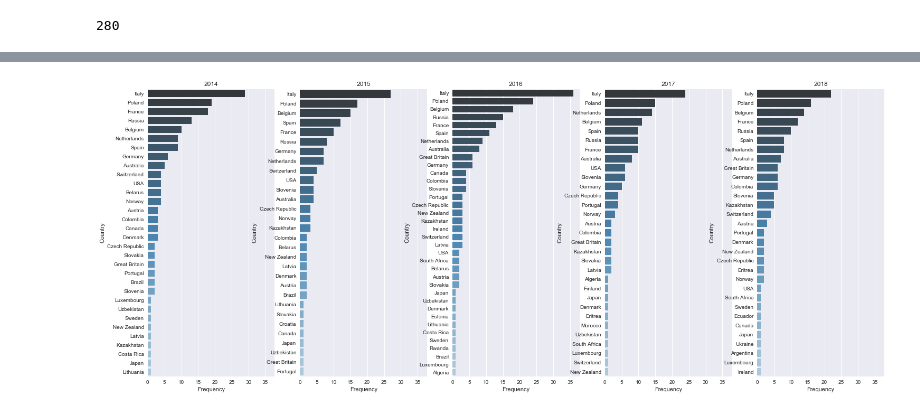
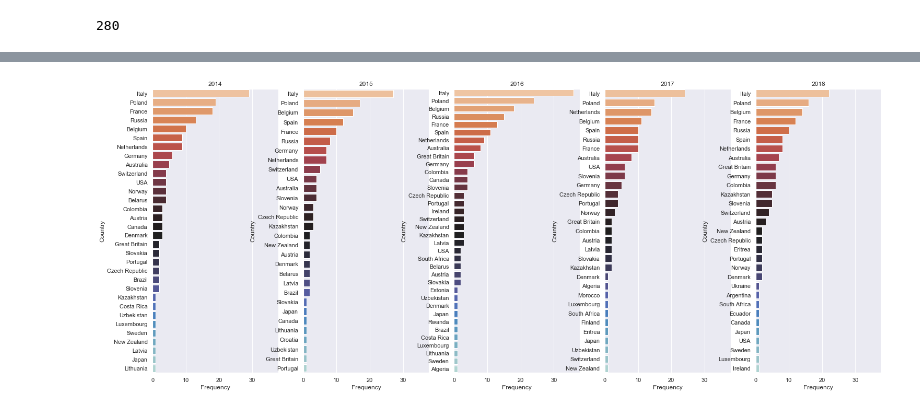
Before and after one commit to norbertstrzelecki/tour_de_pologne_top10, a Jupyter notebook: tdp_2_3_data_statistics_visualization.ipynb, the cells around one changed output, grey strips where cells are left out. Cells and saved outputs as stored; diff of their text form; code cells hidden in the pictures.

```diff
--- a/tdp_2_3_data_statistics_visualization.ipynb
+++ b/tdp_2_3_data_statistics_visualization.ipynb
@@ -75,10 +91,10 @@ biker_class.describe(include='object')
 # %%
-# Age distribution through tour years
+# Age distribution through tours
 i = 0
 fig, ax = plt.subplots(1,5, figsize=(25,4), sharey=True)
 for year in range(2014,2019):
     sns.countplot(x="age", data=stage_results[stage_results.year == year][['name','age']].drop_duplicates(),
-                  palette="Blues_d", orient='h', ax=ax[i])
+                  palette="Reds_d", orient='h', ax=ax[i])
     ax[i].set_title(year)
     ax[i].set_xlabel('Age / mean: %s' % round(stage_results[stage_results.year == year][['name','age']]\
                                               .drop_duplicates()['age'].mean(), 2))
@@ -89,15 +127,15 @@ for year in range(2014,2019):
 # %%
-# Nationality distribution through years
+# Nationality distribution year-by-year
 i = 0
 fig, ax = plt.subplots(1,5, figsize=(25,10), sharey=False, sharex=True)
 for year in range(2014,2019):
     ax[i] = sns.countplot(y="nation", data=biker_class[biker_class.year == year][['name','nation']].drop_duplicates(),
 #                   order=biker_class['nation'].value_counts().index,
                   order=biker_class[biker_class.year == year]['nation'].value_counts().index,
-                  palette="Blues_d", orient='h', ax=ax[i])
+                  palette="icefire_r", orient='h', ax=ax[i])
     ax[i].set_title(year)
     ax[i].set_xlabel('Frequency')
     ax[i].set_ylabel('Country')
     i += 1
 # %% [output]
-[figure, old version]
+[figure, new version]
```
Also changed, not shown: parts of 13 cells of this notebook.
